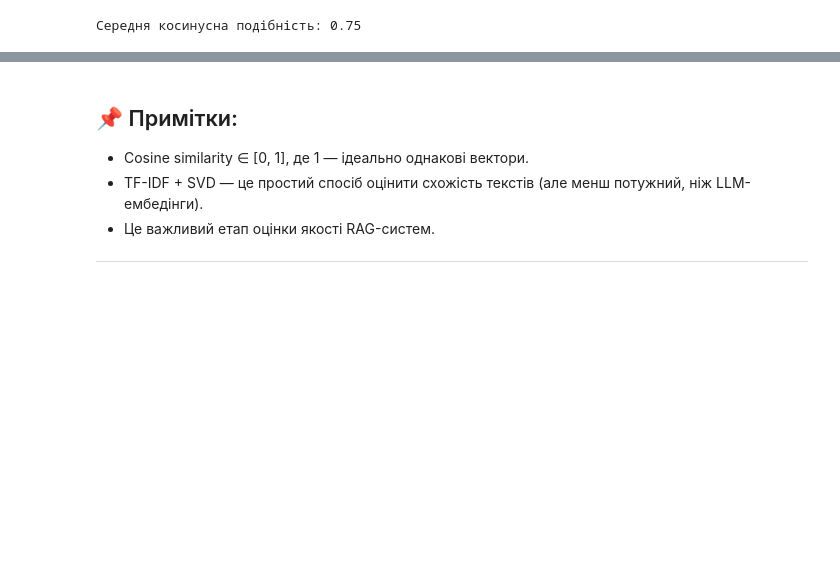
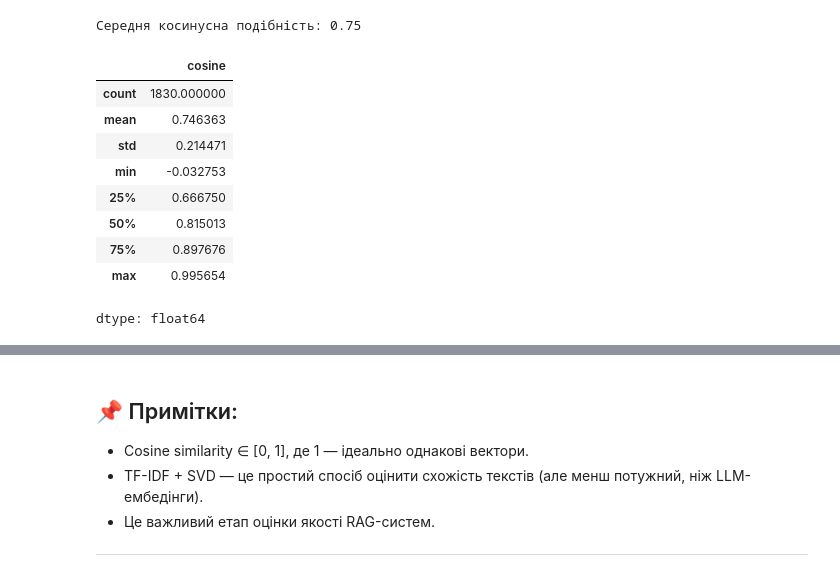
Before and after one commit to Jaguar838/llm-zoomcamp, a Jupyter notebook: HW/2025/03-evaluation/hw-04.ipynb, the cells around one changed output, grey strips where cells are left out. Saved outputs shown, nothing was run; the diff lists cells and outputs as text; code cells hidden in the pictures; blank space fills up the shorter version.

```diff
--- a/HW/2025/03-evaluation/hw-04.ipynb
+++ b/HW/2025/03-evaluation/hw-04.ipynb
@@ -514,7 +516,22 @@ for _, row in df_results.iterrows():
     sim = cosine(v_llm, v_orig)
     similarities.append(sim)
 
+df_results['cosine'] =similarities
+
 average_similarity = np.mean(similarities)
 print("Середня косинусна подібність:", round(average_similarity,2))
 # %% [output]
 Середня косинусна подібність: 0.75
+# %%
+df_results.cosine.describe()
+# %% [output]
+|  | cosine |
+| count | 1830.000000 |
+| mean | 0.746363 |
+| std | 0.214471 |
+| min | -0.032753 |
+| 25% | 0.666750 |
+| 50% | 0.815013 |
+| 75% | 0.897676 |
+| max | 0.995654 |
+dtype: float64
```
Also changed, not shown: parts of 3 cells of this notebook.
